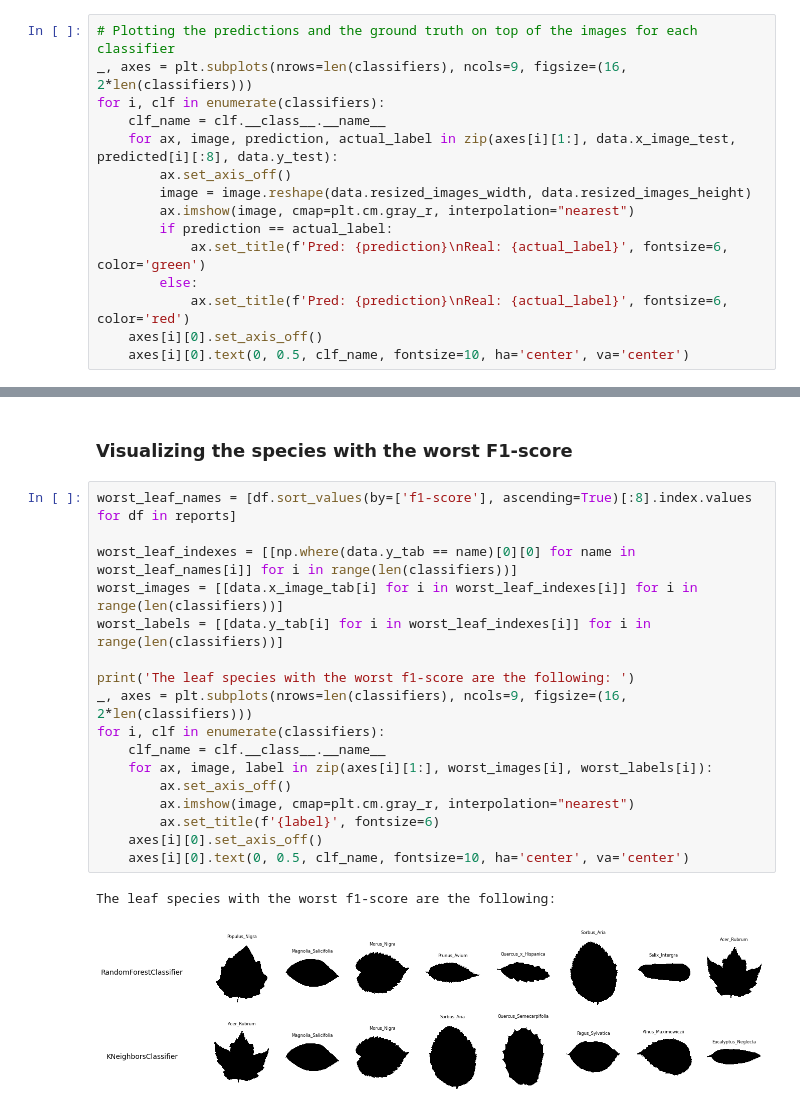
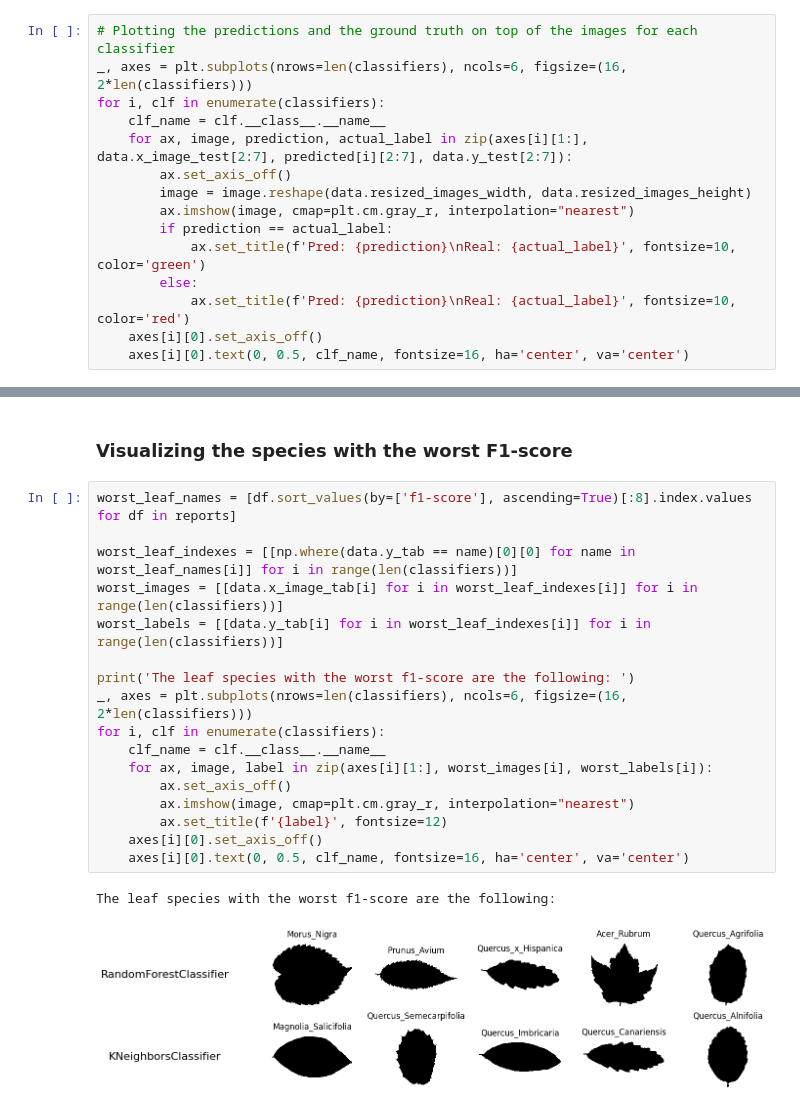
Before and after one commit to tom-sartori/IFT712, a Jupyter notebook: image_classification.ipynb, the cells around one changed output, grey strips where cells are left out. Drawn from its saved outputs; the diff is of its cells as text.

Commit message:
[~] Cleaner visualization

```diff
--- a/image_classification.ipynb
+++ b/image_classification.ipynb
@@ -79,17 +79,17 @@ To have a better idea of the performance of our models, we can show the predicte
 This is done for each model and combined in a single plot.
 # %%
 # Plotting the predictions and the ground truth on top of the images for each classifier
-_, axes = plt.subplots(nrows=len(classifiers), ncols=9, figsize=(16, 2*len(classifiers)))
+_, axes = plt.subplots(nrows=len(classifiers), ncols=6, figsize=(16, 2*len(classifiers)))
 for i, clf in enumerate(classifiers):
     clf_name = clf.__class__.__name__
-    for ax, image, prediction, actual_label in zip(axes[i][1:], data.x_image_test, predicted[i][:8], data.y_test):
+    for ax, image, prediction, actual_label in zip(axes[i][1:], data.x_image_test[2:7], predicted[i][2:7], data.y_test[2:7]):
         ax.set_axis_off()
         image = image.reshape(data.resized_images_width, data.resized_images_height)
         ax.imshow(image, cmap=plt.cm.gray_r, interpolation="nearest")
         if prediction == actual_label:
-            ax.set_title(f'Pred: {prediction}\nReal: {actual_label}', fontsize=6, color='green')
+            ax.set_title(f'Pred: {prediction}\nReal: {actual_label}', fontsize=10, color='green')
         else:
-            ax.set_title(f'Pred: {prediction}\nReal: {actual_label}', fontsize=6, color='red')
+            ax.set_title(f'Pred: {prediction}\nReal: {actual_label}', fontsize=10, color='red')
     axes[i][0].set_axis_off()
-    axes[i][0].text(0, 0.5, clf_name, fontsize=10, ha='center', va='center')
+    axes[i][0].text(0, 0.5, clf_name, fontsize=16, ha='center', va='center')
 # %% [output]
@@ -149,20 +149,20 @@ Metrics.show_metrics_list(metrics_list)
 # %%
 worst_leaf_names = [df.sort_values(by=['f1-score'], ascending=True)[:8].index.values for df in reports]
 
 worst_leaf_indexes = [[np.where(data.y_tab == name)[0][0] for name in worst_leaf_names[i]] for i in range(len(classifiers))]
 worst_images = [[data.x_image_tab[i] for i in worst_leaf_indexes[i]] for i in range(len(classifiers))]
 worst_labels = [[data.y_tab[i] for i in worst_leaf_indexes[i]] for i in range(len(classifiers))]
 
 print('The leaf species with the worst f1-score are the following: ')
-_, axes = plt.subplots(nrows=len(classifiers), ncols=9, figsize=(16, 2*len(classifiers)))
+_, axes = plt.subplots(nrows=len(classifiers), ncols=6, figsize=(16, 2*len(classifiers)))
 for i, clf in enumerate(classifiers):
     clf_name = clf.__class__.__name__
     for ax, image, label in zip(axes[i][1:], worst_images[i], worst_labels[i]):
         ax.set_axis_off()
         ax.imshow(image, cmap=plt.cm.gray_r, interpolation="nearest")
-        ax.set_title(f'{label}', fontsize=6)
+        ax.set_title(f'{label}', fontsize=12)
     axes[i][0].set_axis_off()
-    axes[i][0].text(0, 0.5, clf_name, fontsize=10, ha='center', va='center')
+    axes[i][0].text(0, 0.5, clf_name, fontsize=16, ha='center', va='center')
 # %% [output]
 The leaf species with the worst f1-score are the following:
-[figure, old version]
+[figure, new version]
```
Also changed, not shown: parts of 3 cells of this notebook.
